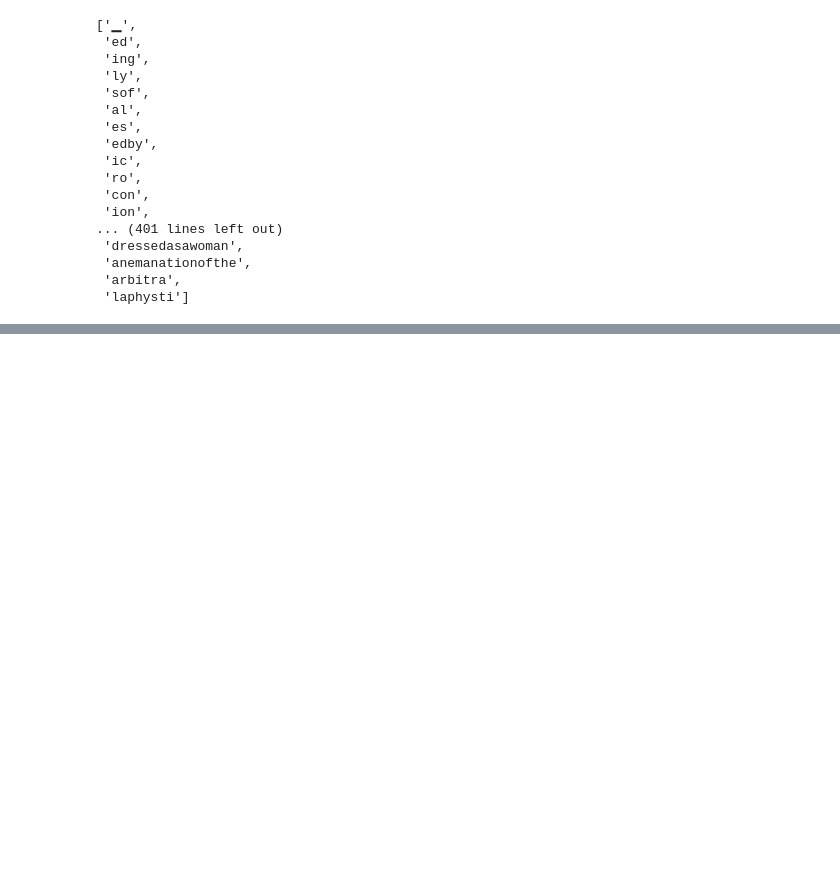
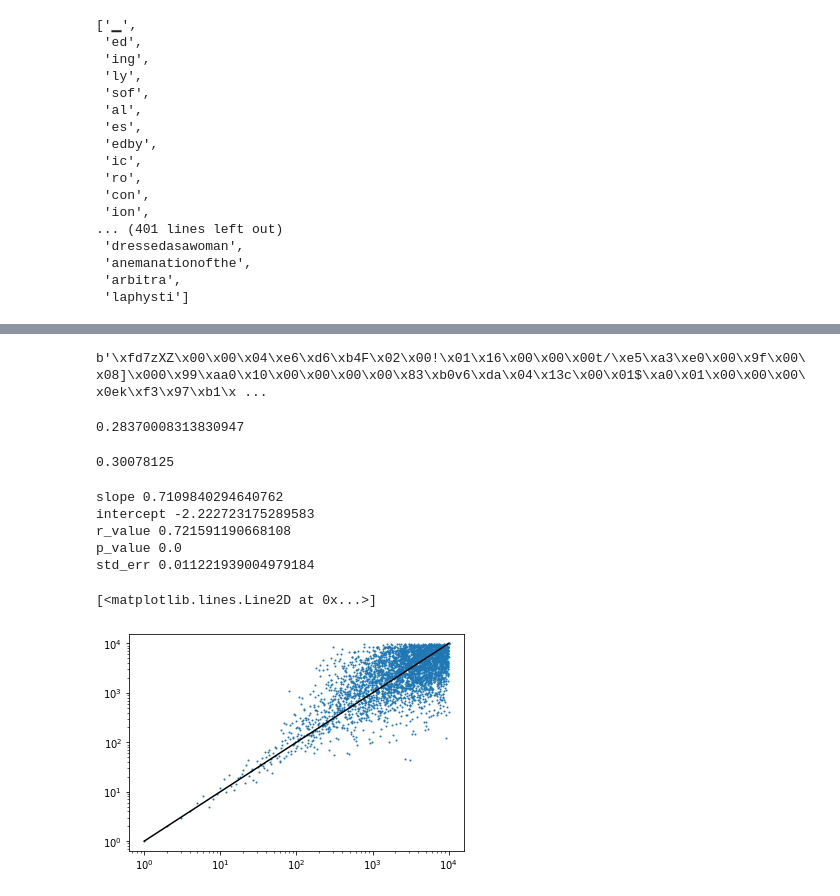
Before and after one commit to mccsandora/biotokens, a Jupyter notebook: book_tokenize.ipynb, the cells around one changed output, grey strips where cells are left out. Cells and saved outputs as stored; diff of their text form; code cells hidden in the pictures; blank space fills up the shorter version.

Commit message:
adding token comparison code

```diff
--- a/book_tokenize.ipynb
+++ b/book_tokenize.ipynb
@@ -190,0 +288,10 @@ np.round(np.mean(in3s),3)
+# %%
+#A->00, C->01, G->10, T->11
+int('11011000',2)
+chr(int('11011000',2))
+
+import lzma
+
+lzma.compress(b'af'*80)
+# %% [output]
+b'\xfd7zXZ\x00\x00\x04\xe6\xd6\xb4F\x02\x00!\x01\x16\x00\x00\x00t/\xe5\xa3\xe0\x00\x9f\x00\x08]\x000\x99\xaa0\x10\x00\x00\x00\x00\x83\xb0v6\xda\x04\x13c\x00\x01$\xa0\x01\x00\x00\x00\x0ek\xf3\x97\xb1\x ...
@@ -190,0 +301,51 @@ np.round(np.mean(in3s),3)
+# %%
+len(compressed_book)/len(book)
+# %% [output]
+0.28370008313830947
+# %%
+len(set(book))/256
+# %% [output]
+0.30078125
+# %%
+from utils.tokenizer_utils import train_sentencepiece_tokenizer, compression_ratio
+
+with open('data/islandlife.txt','r') as f:
+    corpus = f.read()
+
+#corpus=corpus.split('Gutenberg')[5].split('EBOOK')[1]
+
+sents = corpus.lower().split('.')
+sents = [s+'.' for s in sents]
+with open('data/islandlife_punc.txt','w') as f:
+    f.write('\n'.join(sents))
+
+#train_sentencepiece_tokenizer('data/islandlife_punc.txt',
+#                              'tokenizers/islandlife_punc',
+#                              10000)
+with open('tokenizers/islandlife_punc.vocab','r') as f:
+    vocab2 = f.read().split('\n')
+
+vocab2 = [v.split('\t')[0].replace('▁','') for v in vocab2]
+# %%
+from scipy import stats
+V = list(set(vocab)&set(vocab2))
+V1 = [vocab.index(v)+1 for v in V]
+V2 = [vocab2.index(v)+1 for v in V]
+slope, intercept, r_value, p_value, std_err = stats.linregress(
+                            -np.log(V1),-np.log(V2))
+ns = 'slope, intercept, r_value, p_value, std_err'.split(', ')
+for n,x in zip(ns, [slope, intercept, r_value, p_value, std_err]):
+    print(n,x)
+
+plt.scatter(V1,V2,s=1)
+plt.xscale('log')
+plt.yscale('log')
+plt.plot([1,10**4],[1,10**4],c='black')
+# %% [output]
+slope 0.7109840294640762
+intercept -2.222723175289583
+r_value 0.721591190668108
+p_value 0.0
+std_err 0.011221939004979184
+[<matplotlib.lines.Line2D at 0x...>]
+[figure, added]
```
Also changed, not shown: parts of 9 cells of this notebook, 1 other file.
